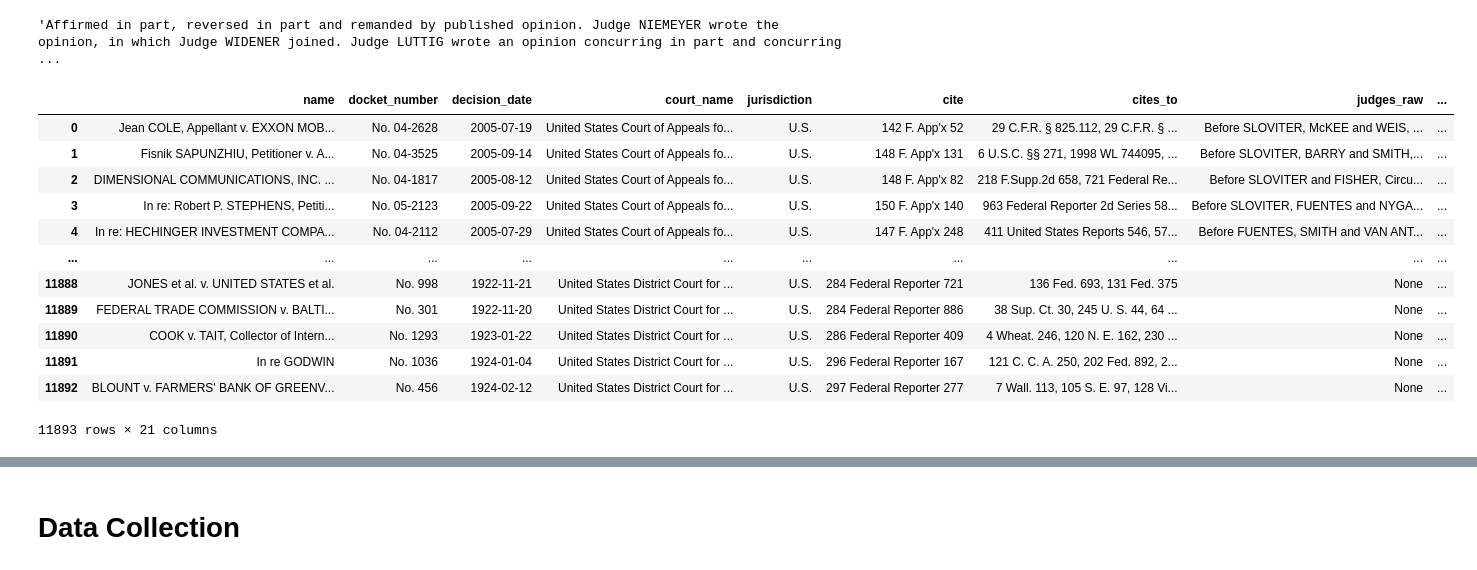
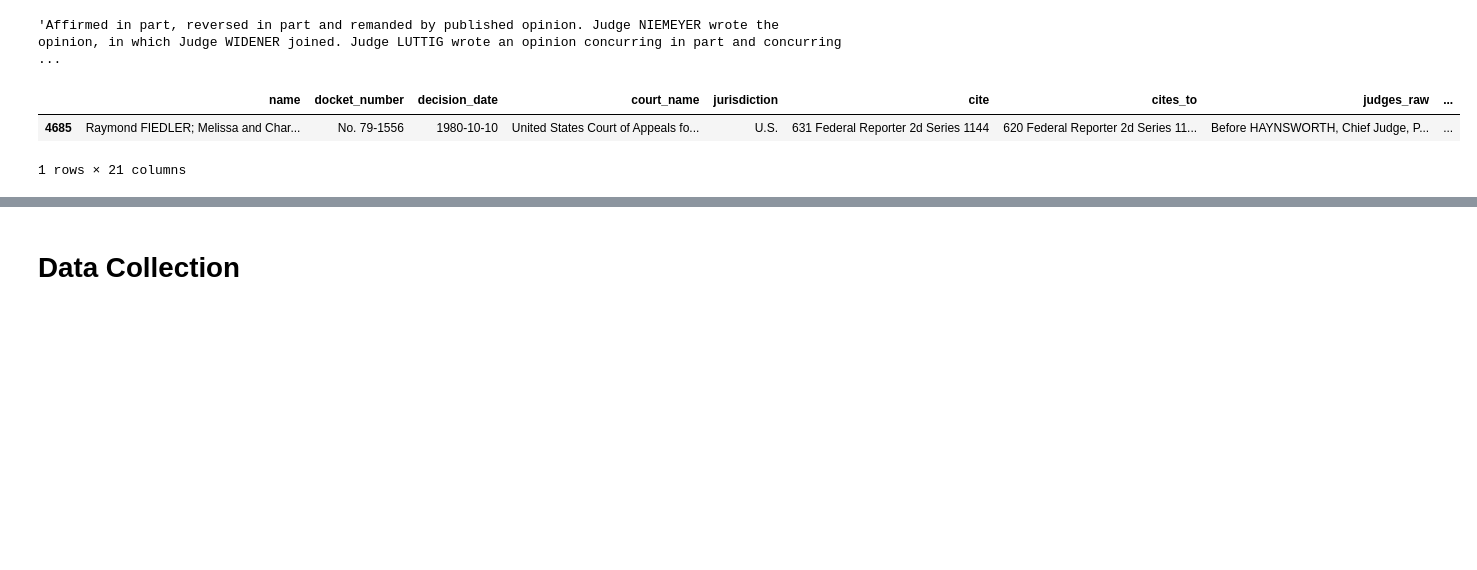
Before and after one commit to ilyadavidson/judge_project, a Jupyter notebook: scraps.ipynb, the cells around one changed output, grey strips where cells are left out. Cells and saved outputs as stored; diff of their text form; code cells hidden in the pictures; blank space fills up the shorter version.

```diff
--- a/scraps.ipynb
+++ b/scraps.ipynb
@@ -50,18 +50,8 @@ cl_data = df[1:3].copy()
 # %%
 df = pd.read_parquet("data/artifacts/cap/cap_dataset.parquet")
 # %%
-df
+df.sample(1)
 # %% [output]
 |  | name | docket_number | decision_date | court_name | jurisdiction | cite | cites_to | judges_raw | ... |
-| 0 | Jean COLE, Appellant v. EXXON MOB... | No. 04-2628 | 2005-07-19 | United States Court of Appeals fo... | U.S. | 142 F. App'x 52 | 29 C.F.R. § 825.112, 29 C.F.R. § ... | Before SLOVITER, McKEE and WEIS, ... | ... |
-| 1 | Fisnik SAPUNZHIU, Petitioner v. A... | No. 04-3525 | 2005-09-14 | United States Court of Appeals fo... | U.S. | 148 F. App'x 131 | 6 U.S.C. §§ 271, 1998 WL 744095, ... | Before SLOVITER, BARRY and SMITH,... | ... |
-| 2 | DIMENSIONAL COMMUNICATIONS, INC. ... | No. 04-1817 | 2005-08-12 | United States Court of Appeals fo... | U.S. | 148 F. App'x 82 | 218 F.Supp.2d 658, 721 Federal Re... | Before SLOVITER and FISHER, Circu... | ... |
-| 3 | In re: Robert P. STEPHENS, Petiti... | No. 05-2123 | 2005-09-22 | United States Court of Appeals fo... | U.S. | 150 F. App'x 140 | 963 Federal Reporter 2d Series 58... | Before SLOVITER, FUENTES and NYGA... | ... |
-| 4 | In re: HECHINGER INVESTMENT COMPA... | No. 04-2112 | 2005-07-29 | United States Court of Appeals fo... | U.S. | 147 F. App'x 248 | 411 United States Reports 546, 57... | Before FUENTES, SMITH and VAN ANT... | ... |
-| ... | ... | ... | ... | ... | ... | ... | ... | ... | ... |
-| 11888 | JONES et al. v. UNITED STATES et al. | No. 998 | 1922-11-21 | United States District Court for ... | U.S. | 284 Federal Reporter 721 | 136 Fed. 693, 131 Fed. 375 | None | ... |
-| 11889 | FEDERAL TRADE COMMISSION v. BALTI... | No. 301 | 1922-11-20 | United States District Court for ... | U.S. | 284 Federal Reporter 886 | 38 Sup. Ct. 30, 245 U. S. 44, 64 ... | None | ... |
-| 11890 | COOK v. TAIT, Collector of Intern... | No. 1293 | 1923-01-22 | United States District Court for ... | U.S. | 286 Federal Reporter 409 | 4 Wheat. 246, 120 N. E. 162, 230 ... | None | ... |
-| 11891 | In re GODWIN | No. 1036 | 1924-01-04 | United States District Court for ... | U.S. | 296 Federal Reporter 167 | 121 C. C. A. 250, 202 Fed. 892, 2... | None | ... |
-| 11892 | BLOUNT v. FARMERS' BANK OF GREENV... | No. 456 | 1924-02-12 | United States District Court for ... | U.S. | 297 Federal Reporter 277 | 7 Wall. 113, 105 S. E. 97, 128 Vi... | None | ... |
+| 4685 | Raymond FIEDLER; Melissa and Char... | No. 79-1556 | 1980-10-10 | United States Court of Appeals fo... | U.S. | 631 Federal Reporter 2d Series 1144 | 620 Federal Reporter 2d Series 11... | Before HAYNSWORTH, Chief Judge, P... | ... |
-11893 rows × 21 columns
+1 rows × 21 columns
```
Also changed, not shown: parts of 2 cells of this notebook, 3 other files.
